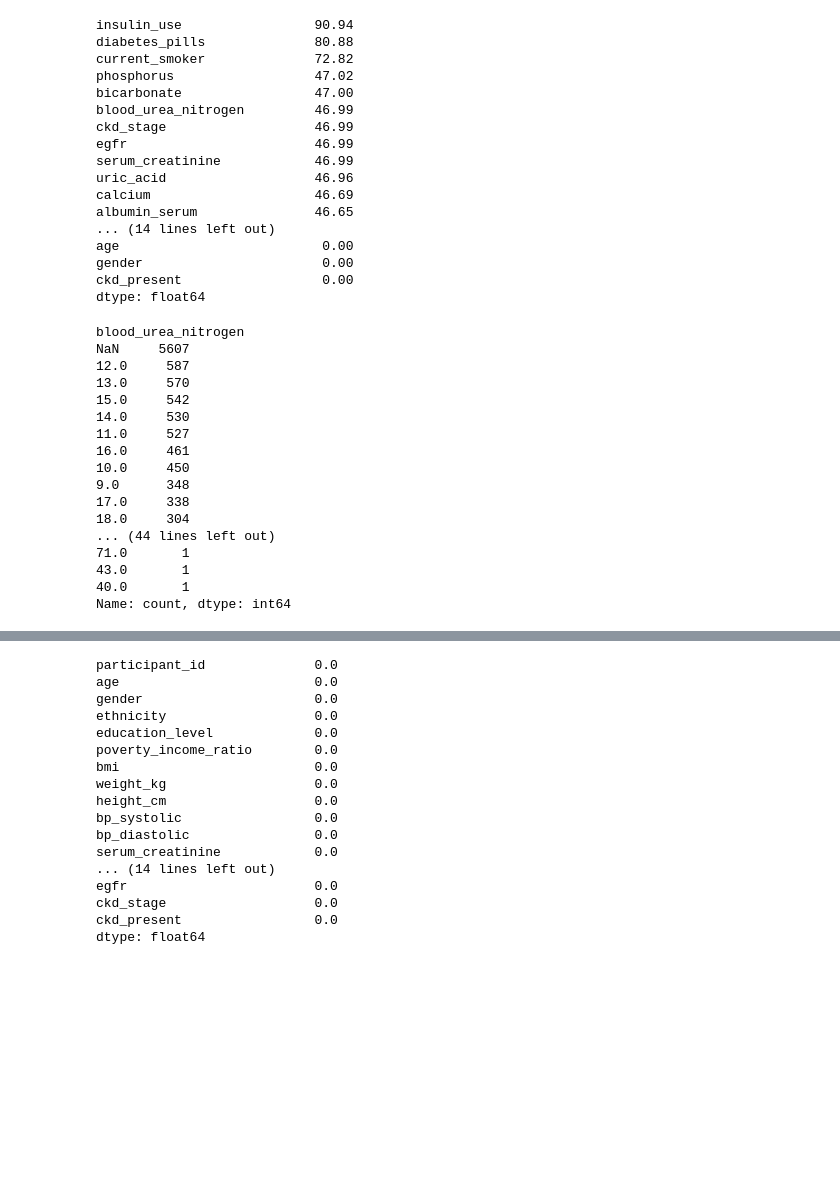
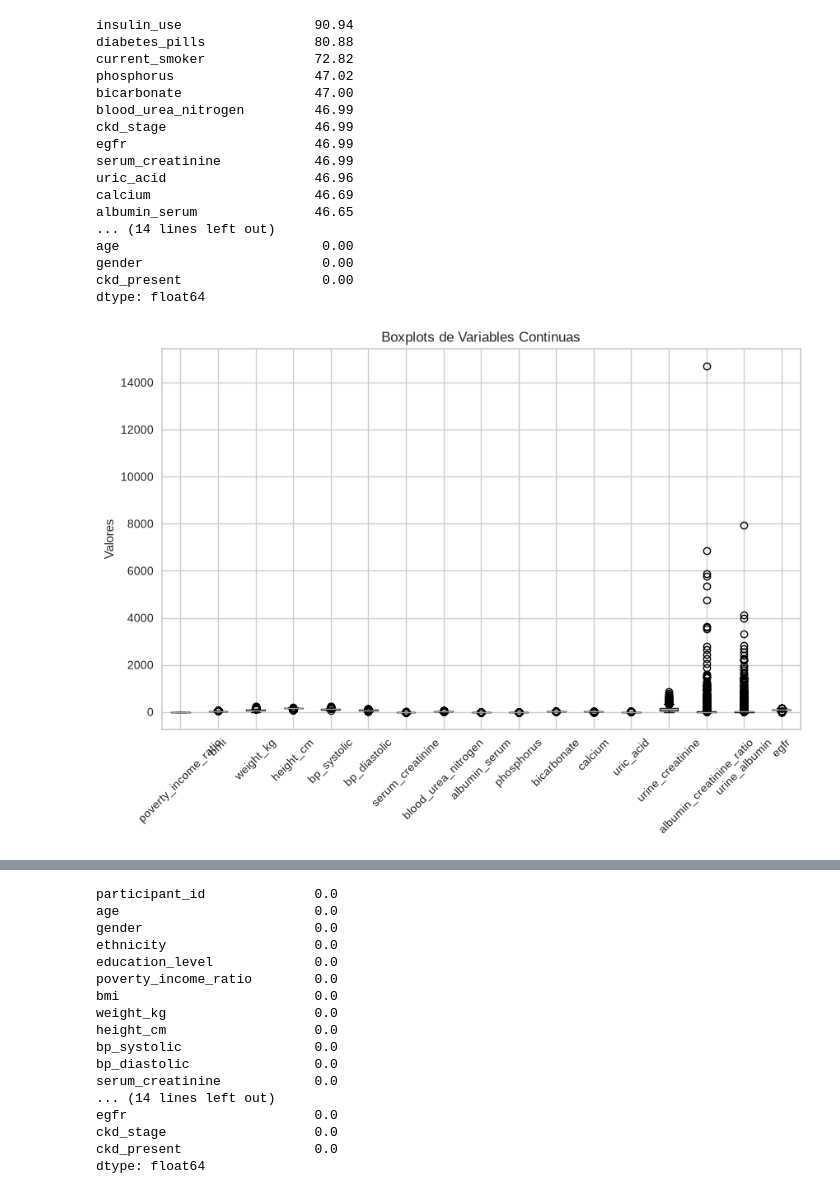
Before and after one commit to GonzaloManterola/Grupo27Ciencias, a Jupyter notebook: Main.ipynb, the cells around one changed output, grey strips where cells are left out. Drawn from its saved outputs; the diff is of its cells as text; code cells hidden in the pictures; blank space fills up the shorter version.

```diff
--- a/Main.ipynb
+++ b/Main.ipynb
@@ -104,26 +107,17 @@ age                          0.00
 gender                       0.00
 ckd_present                  0.00
 dtype: float64
-# %%
-
-# Muestra todos los valores únicos y su frecuencia (incluyendo NaN)
-columna = 'blood_urea_nitrogen'
-print(raw_dataset[columna].value_counts(dropna=False))
-# %% [output]
-blood_urea_nitrogen
-NaN     5607
-12.0     587
-13.0     570
-15.0     542
-14.0     530
-11.0     527
-16.0     461
-10.0     450
-9.0      348
-17.0     338
-18.0     304
-... (44 lines left out)
-71.0       1
-43.0       1
-40.0       1
-Name: count, dtype: int64
+# %%
+
+# Generar el boxplot agrupado para las variables seleccionadas
+
+Cuantitativa_continua=["poverty_income_ratio","bmi","weight_kg","height_cm","bp_systolic","bp_diastolic","serum_creatinine","blood_urea_nitrogen","albumin_serum","phosphorus","bicarbonate","calcium","uric_acid","urine_creatinine","albumin_creatinine_ratio","urine_albumin","egfr"]
+
+raw_dataset[Cuantitativa_continua].boxplot(figsize=(10, 6), rot=45)
+
+plt.title('Boxplots de Variables Continuas')
+plt.ylabel('Valores')
+plt.grid(True)
+plt.show()
+# %% [output]
+[figure, added]
```
Also changed, not shown: parts of 25 cells of this notebook.
